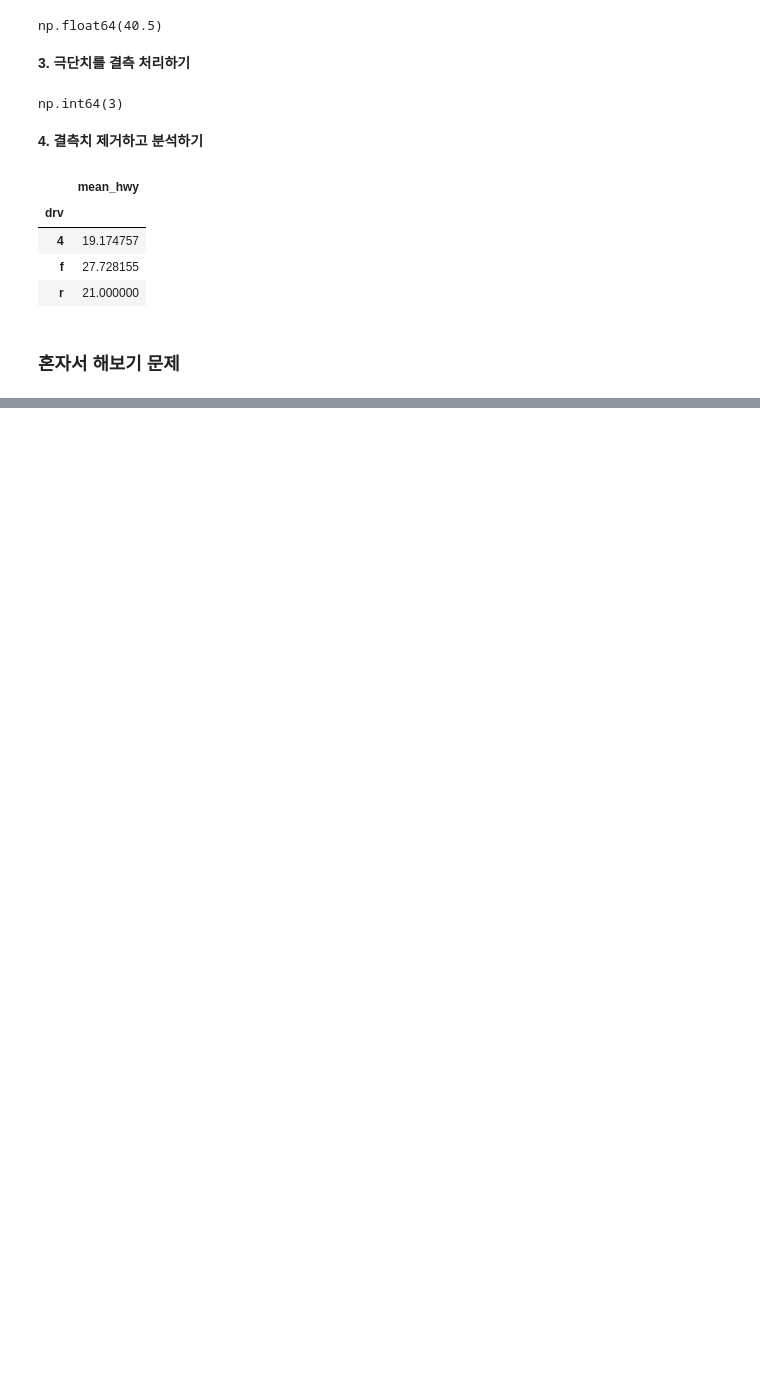
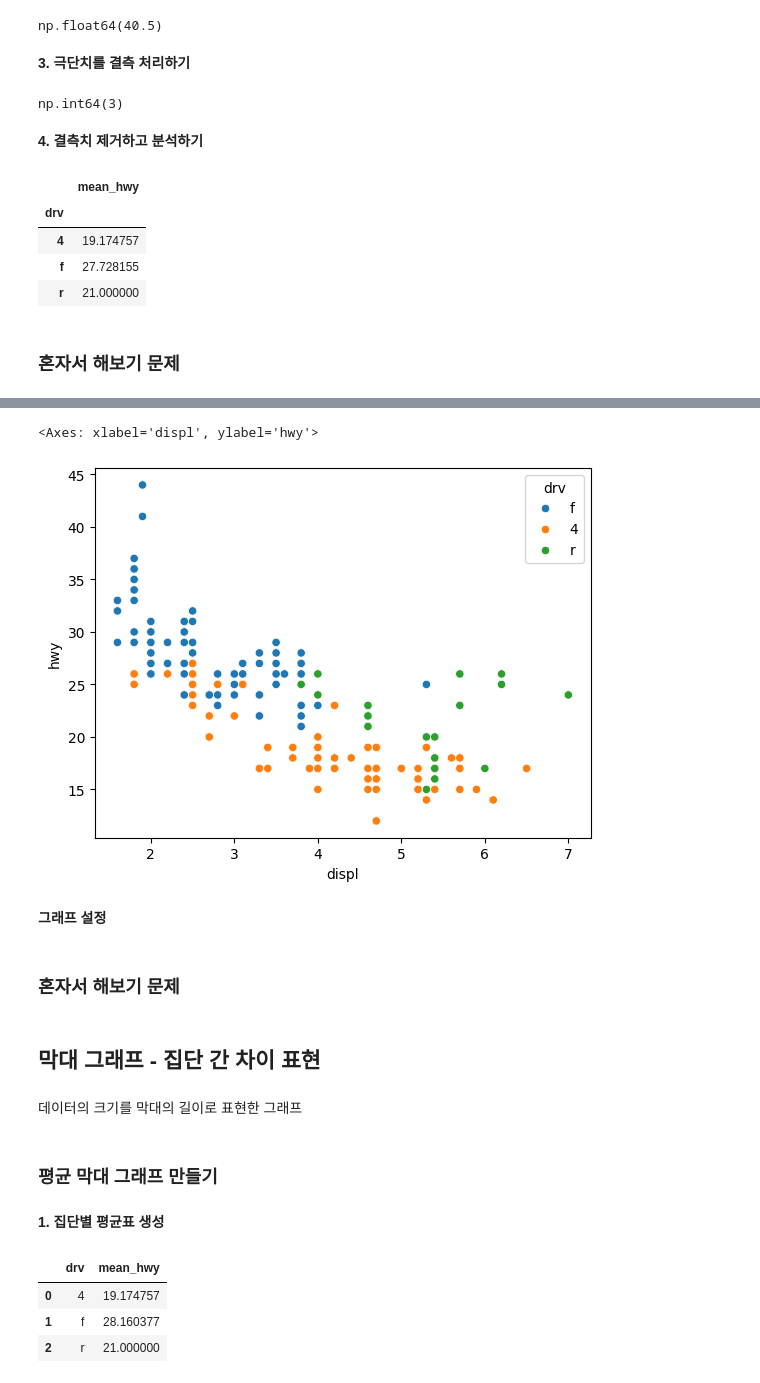
Before and after one commit to htkim1097/GreenTechCourse, a Jupyter notebook: 02_DataAnalysis/D021_250617/ex250617.ipynb, the cells around one changed output, grey strips where cells are left out. Saved outputs shown, nothing was run; the diff lists cells and outputs as text; code cells hidden in the pictures; blank space fills up the shorter version.

```diff
--- a/02_DataAnalysis/D021_250617/ex250617.ipynb
+++ b/02_DataAnalysis/D021_250617/ex250617.ipynb
@@ -1989,0 +2017,8 @@ mpg.loc[[28, 42, 128, 202], 'cty'] = [3, 4, 39, 42]
+# %%
+# drv별로 표시 색깔 다르게 표현
+sns.scatterplot(data = mpg, x = 'displ', y = 'hwy', hue = "drv")
+# %% [output]
+<Axes: xlabel='displ', ylabel='hwy'>
+[figure, added]
+# %% [markdown]
+**그래프 설정**
@@ -1989,0 +2034,18 @@ mpg.loc[[28, 42, 128, 202], 'cty'] = [3, 4, 39, 42]
+# %% [markdown]
+### 혼자서 해보기 문제
+# %% [markdown]
+## 막대 그래프 - 집단 간 차이 표현
+# %% [markdown]
+데이터의 크기를 막대의 길이로 표현한 그래프
+# %% [markdown]
+### 평균 막대 그래프 만들기
+# %% [markdown]
+**1. 집단별 평균표 생성**
+# %%
+df_mpg = mpg.groupby('drv', as_index = False).agg(mean_hwy = ('hwy', 'mean'))
+df_mpg
+# %% [output]
+|  | drv | mean_hwy |
+| 0 | 4 | 19.174757 |
+| 1 | f | 28.160377 |
+| 2 | r | 21.000000 |
```
Also changed, not shown: parts of 32 cells of this notebook, 19 other files.
